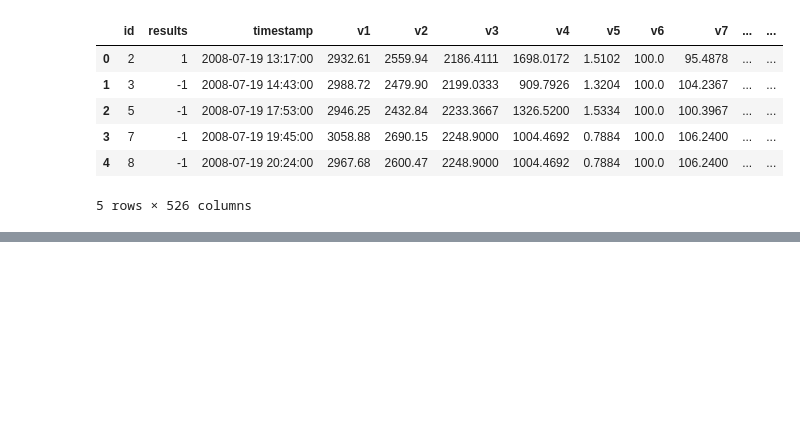
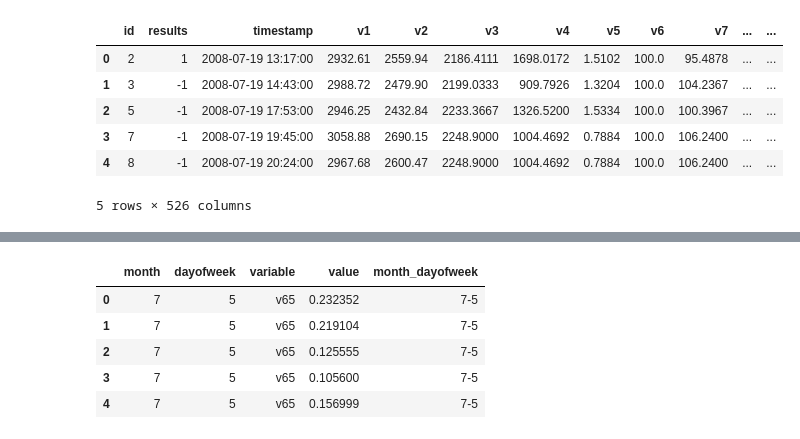
Before and after one commit to mvanegas10/Manufacturing-Process, a Jupyter notebook: Analysis/Analysis.ipynb, the cells around one changed output, grey strips where cells are left out. Saved outputs shown, nothing was run; the diff lists cells and outputs as text; code cells hidden in the pictures; blank space fills up the shorter version.

```diff
--- a/Analysis/Analysis.ipynb
+++ b/Analysis/Analysis.ipynb
@@ -66,0 +65,11 @@ df_week_behavior.sort_values(['perc_total_failed'], ascending=False).head()
+# %%
+df_week_var = pd.melt(df_week_var_scaled.reset_index(), id_vars=['month','dayofweek'], value_vars=list_imp_vars, var_name='variable', value_name='value')
+df_week_var['month_dayofweek'] = df_week_var['month'].map(str)  + '-' + df_week_var['dayofweek'].map(str)
+df_week_var.head()
+# %% [output]
+|  | month | dayofweek | variable | value | month_dayofweek |
+| 0 | 7 | 5 | v65 | 0.232352 | 7-5 |
+| 1 | 7 | 5 | v65 | 0.219104 | 7-5 |
+| 2 | 7 | 5 | v65 | 0.125555 | 7-5 |
+| 3 | 7 | 5 | v65 | 0.105600 | 7-5 |
+| 4 | 7 | 5 | v65 | 0.156999 | 7-5 |
```
Also changed, not shown: parts of 13 cells of this notebook.
